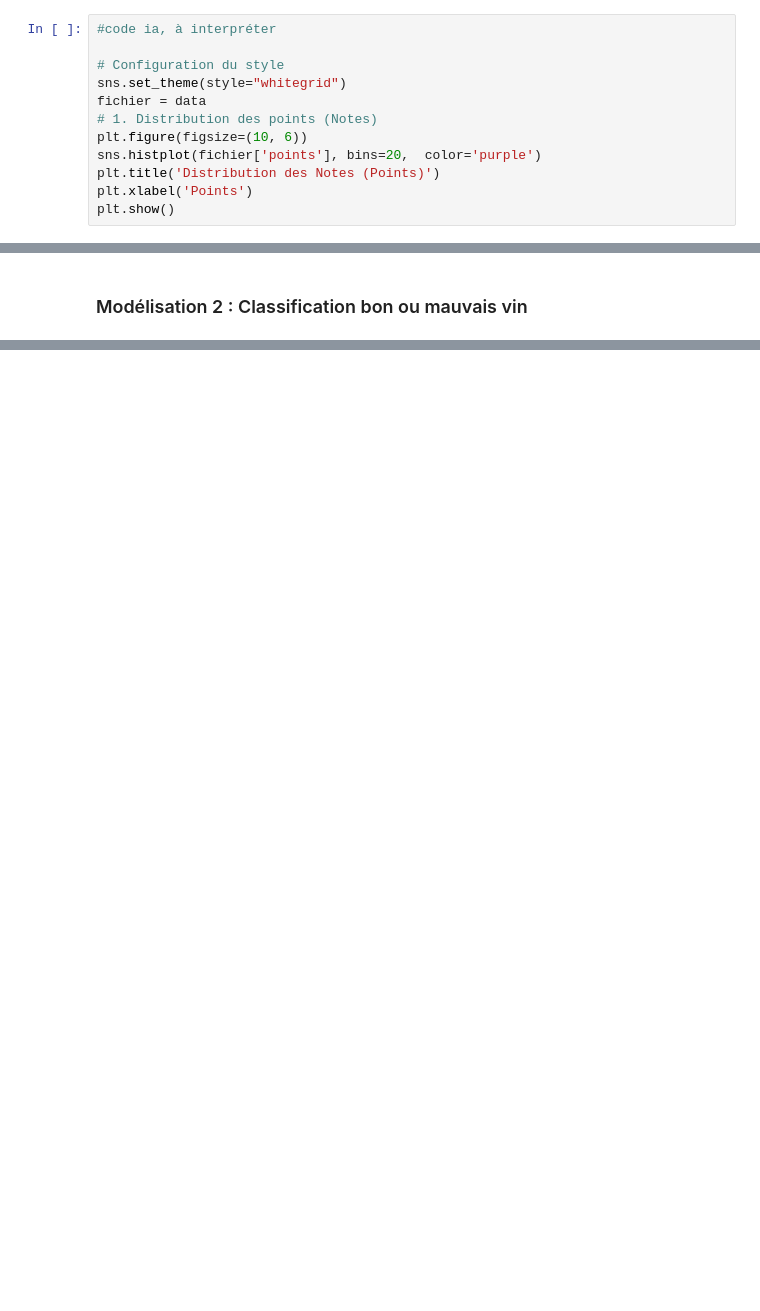
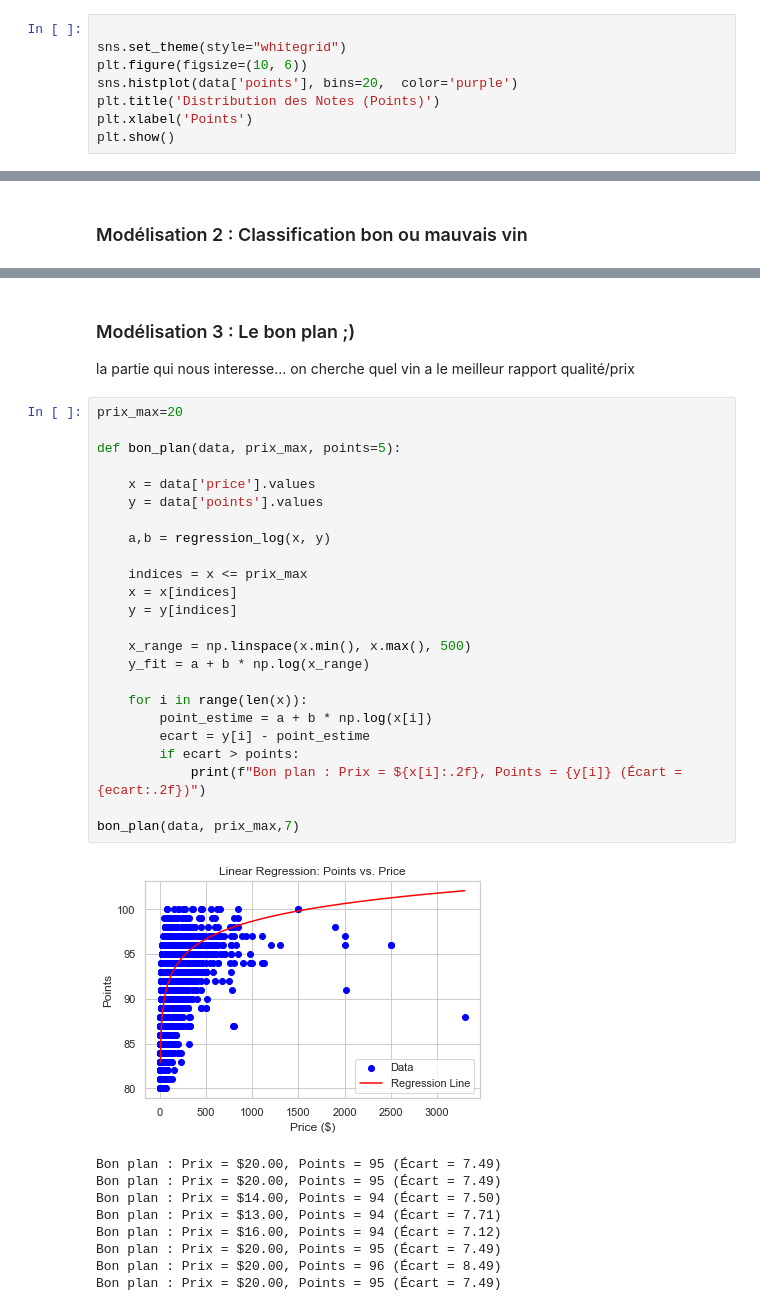
Before and after one commit to Tritri178/projet-data-2, a Jupyter notebook: notebook.ipynb, the cells around one changed output, grey strips where cells are left out. Cells and saved outputs as stored; diff of their text form; blank space fills up the shorter version.

```diff
--- a/notebook.ipynb
+++ b/notebook.ipynb
@@ -42,14 +50,10 @@ apres le nettoyage de donnees nous avons 120975 elements
 Cette partie sert à comprendre comment sont réparties nos données. Elle permet aussi de savoir si le pays est un facteur à prendre en compte pour déterminer la qualité du vin. Certains pays pourraient proposer des vins chèrs à cause de leur renommée. Enfin,  l'analyse exploratoire permet de vérifier qu'il existe bien un lien entre le prix du vin et sa qualité, avant qu'on lance des calculs pour faire une régression.
 - Loi suivit par les notes :
 # %%
-#code ia, à interpréter
 
-# Configuration du style
 sns.set_theme(style="whitegrid")
-fichier = data
-# 1. Distribution des points (Notes)
 plt.figure(figsize=(10, 6))
-sns.histplot(fichier['points'], bins=20,  color='purple')
+sns.histplot(data['points'], bins=20,  color='purple')
 plt.title('Distribution des Notes (Points)')
 plt.xlabel('Points')
 plt.show()
@@ -275,0 +289,38 @@ ValueError: Input contains NaN, infinity or a value too large for dtype('float64
+# %% [markdown]
+### Modélisation 3 : Le bon plan ;)
+
+la partie qui nous interesse... on cherche quel vin a le meilleur rapport qualité/prix
+# %%
+prix_max=20
+
+def bon_plan(data, prix_max, points=5):
+
+    x = data['price'].values
+    y = data['points'].values
+
+    a,b = regression_log(x, y)
+
+    indices = x <= prix_max
+    x = x[indices]
+    y = y[indices]
+
+    x_range = np.linspace(x.min(), x.max(), 500)
+    y_fit = a + b * np.log(x_range)
+
+    for i in range(len(x)):
+        point_estime = a + b * np.log(x[i])
+        ecart = y[i] - point_estime
+        if ecart > points:
+            print(f"Bon plan : Prix = ${x[i]:.2f}, Points = {y[i]} (Écart = {ecart:.2f})")
+
+bon_plan(data, prix_max,7)
+# %% [output]
+[figure, added]
+Bon plan : Prix = $20.00, Points = 95 (Écart = 7.49)
+Bon plan : Prix = $20.00, Points = 95 (Écart = 7.49)
+Bon plan : Prix = $14.00, Points = 94 (Écart = 7.50)
+Bon plan : Prix = $13.00, Points = 94 (Écart = 7.71)
+Bon plan : Prix = $16.00, Points = 94 (Écart = 7.12)
+Bon plan : Prix = $20.00, Points = 95 (Écart = 7.49)
+Bon plan : Prix = $20.00, Points = 96 (Écart = 8.49)
+Bon plan : Prix = $20.00, Points = 95 (Écart = 7.49)
```
Also changed, not shown: parts of 11 cells of this notebook.
